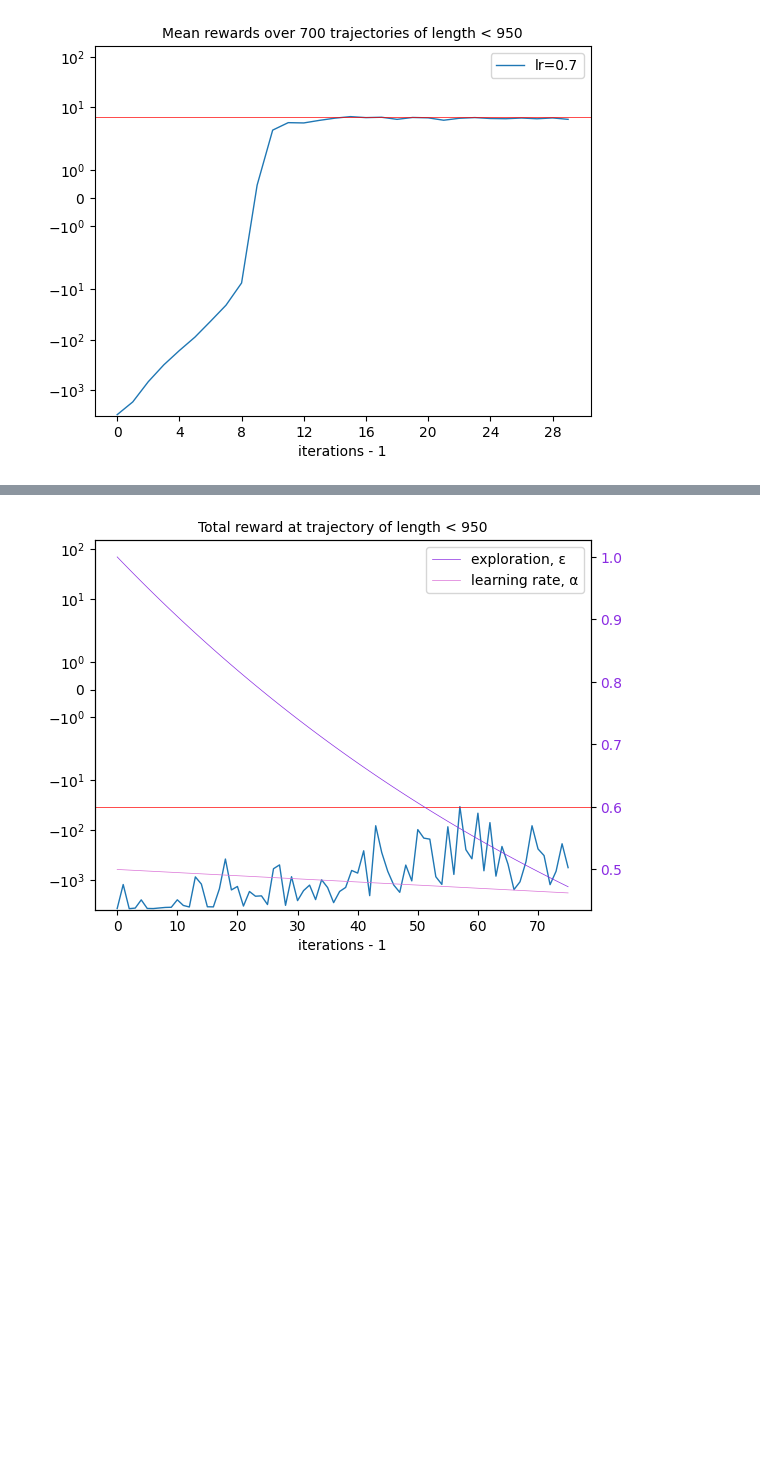
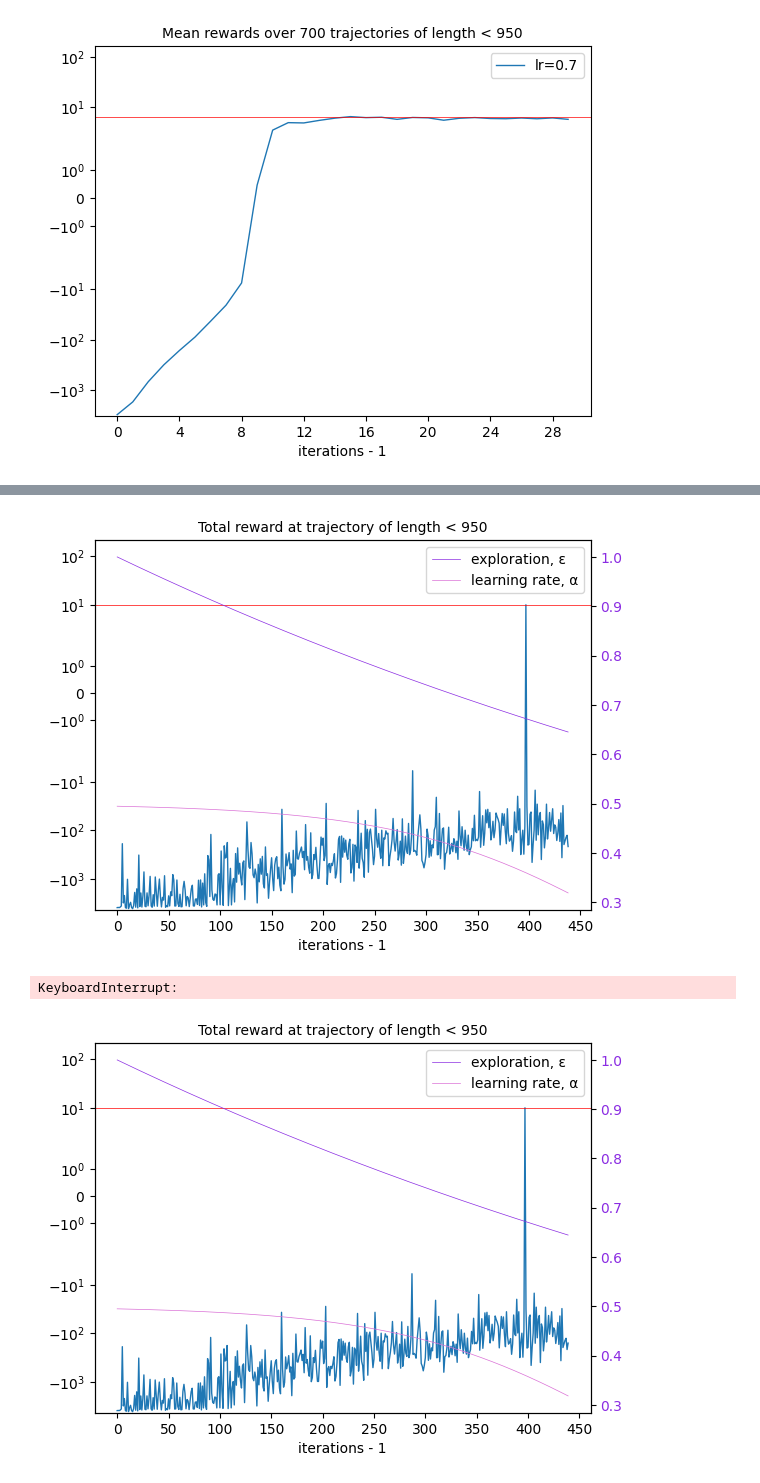
Before and after one commit to Axik0/DRL, a Jupyter notebook: DRL4(Taxi-v3-MC_SARSA_Q).ipynb, the cells around one changed output, grey strips where cells are left out. Drawn from its saved outputs; the diff is of its cells as text; code cells hidden in the pictures; blank space fills up the shorter version.

```diff
--- a/DRL4(Taxi-v3-MC_SARSA_Q).ipynb
+++ b/DRL4(Taxi-v3-MC_SARSA_Q).ipynb
@@ -91,11 +91,11 @@ class SigmoidalAR(AnnealingRate):
         self.str_name = 'Sigmoidal decay'
         self.thr = thr
         self.al = al
-        self.mid = self.n_total//2
 
     def __call__(self, i):
         # establish max possible smoothness given alpha and symmetrize wrt mid value (this form has been pre-simplified)
-        result = self.start * (1 + (1/self.al - 1) ** ((i - self.mid)/self.mid) )**(-1)
+        mid = self.n_total//2
+        result = self.start * (1 + (1/self.al - 1) ** ((i - mid)/mid) )**(-1)
         if self.drop:
             if isinstance(i, np.ndarray):
                 result[result <= self.drop] = 0
@@ -103,7 +103,7 @@ class SigmoidalAR(AnnealingRate):
                 result = 0
         return result
 # %%
-class RandAgent():
+class RandAgent:
     """baseline agent that performs random (sample from uniform distr) actions"""
     def __init__(self, n_states=N_STATES, n_actions=N_ACTIONS, aid_to_str=ACTIONS_STR, capture_path=FP):
         self.n_states = n_states
@@ -255,10 +255,11 @@ class ModelFreeAgent(RandAgent):
         but also allow "the rest' actions happen with eps probability (shared)
 
         unvisited states have q=0 but that doesn't matter anything,
-        as rewards are < 0, such states would impact argmax,
+        as rewards are < 0, such states would impact argmax in vain,
         zero_mask removes them from computation"""
         if zero_mask is not None:
-            q = np.ma.array(q, mask=zero_mask)
+            q[zero_mask] = np.full(shape=q.shape, fill_value=-10)[zero_mask]
+            # q = np.ma.array(q, mask=zero_mask)
         # epsilon-greedy: let eps be ~"the rest' actions probability, split it between the all actions
         dummy = (1 - eps + eps / self.n_actions) * np.eye(self.n_actions) + (eps / self.n_actions) * (np.ones(self.n_actions) - np.eye(self.n_actions))
         best_actions = np.argmax(q, axis=0) # 1D array of 'best' actions
@@ -341,12 +343,14 @@ sarsa.fit(n_trajectories=1000, max_length=950, alpha_d=ann_sarsa_a, eps_d=ann_sa
 # %%
 qlr = QLearningAgent()
-ann_qlr_a = LinearAR(start=0.5)
+# ann_qlr_a = LinearAR(start=0.5)
 # ann_qlr_a = ExponentialAR(la=0.1, start=0.8)
-# ann_qlr_e = SigmoidalAR(al=1e-2)
+ann_qlr_a = SigmoidalAR(al=1e-2, start=0.5)
 ann_qlr_e = ExponentialAR(la=1e-2)
-qlr.fit(n_trajectories=1000, max_length=950, alpha_d=ann_qlr_a, eps_d=ann_qlr_e, gamma=0.999, verbose=True)
+qlr.fit(n_trajectories=1000, max_length=950, alpha_d=ann_qlr_a, eps_d=ann_qlr_e, gamma=0.99, verbose=True)
 # %% [output]
-[figure, old version]
+[figure, new version]
+KeyboardInterrupt:
+[figure, added]
 # %%
 class MonteCarloAgent(ModelFreeAgent):
     """Applies Monte-Carlo sampling of trajectories for action-value function q approximation"""
```
Also changed, not shown: parts of 6 cells of this notebook, 1 other file.
